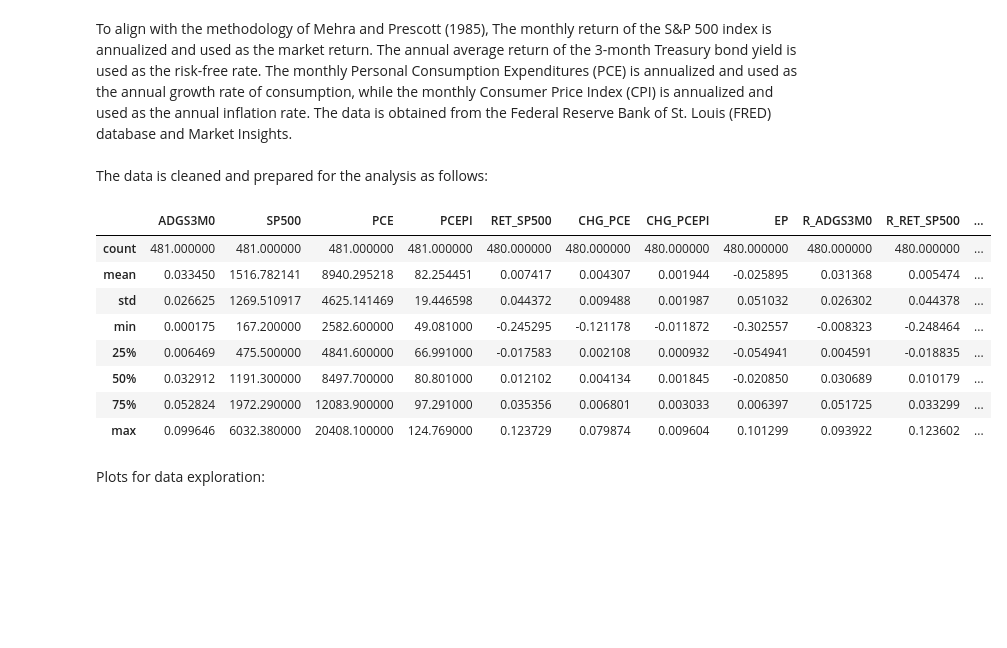
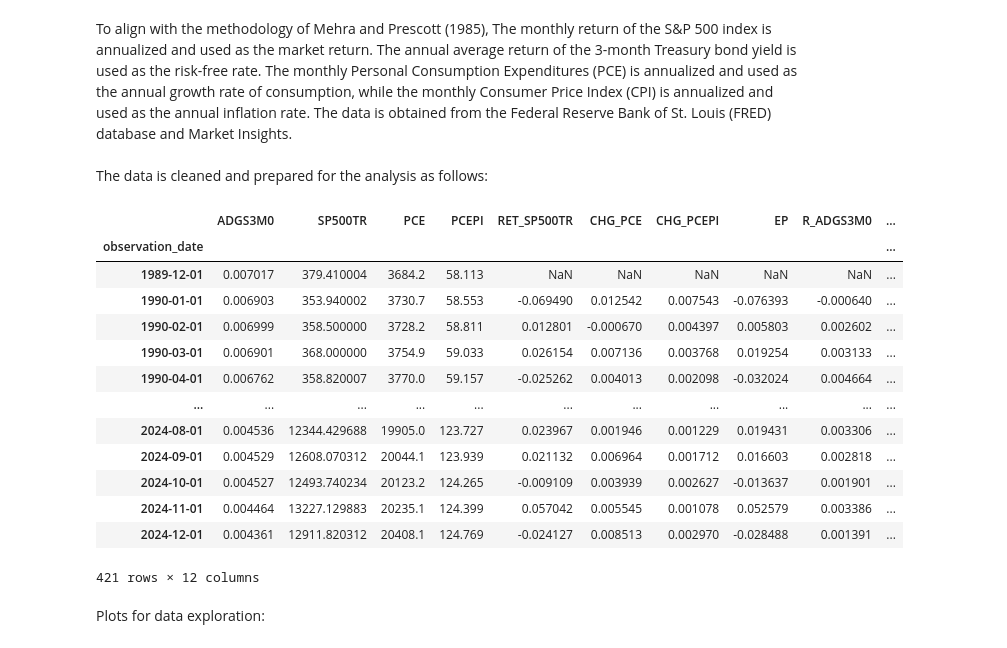
Before and after one commit to mcp656/Seminar, a Jupyter notebook: prescott.ipynb, the cells around one changed output. Cells and saved outputs as stored; diff of their text form; code cells hidden in the pictures; blank space fills up the shorter version.

```diff
--- a/prescott.ipynb
+++ b/prescott.ipynb
@@ -15,10 +16,22 @@ The data is cleaned and prepared for the analysis as follows:
 
 ### Monthly SP500 ###
 # Read Excel file for SP500
-SP500 = pd.read_excel('SP500.xlsx', index_col=0)
+SP500TR = pd.read_csv('SP500TR_monthly.csv')
 
-# Convert index to datetime
-SP500.index = pd.to_datetime(SP500.index)
+# Remove the first two rows and keep only the first two columns
+SP500TR = SP500TR.iloc[2:, :2]
+
+# Rename columns
+SP500TR.columns = ["Date", "SP500TR"]
+
+# Convert Date column to datetime
+SP500TR["Date"] = pd.to_datetime(SP500TR["Date"])
+
+# Set Date as index
+SP500TR.set_index("Date", inplace=True)
+
+# Fix issue with SP500TR not being numeric
+SP500TR["SP500TR"] = pd.to_numeric(SP500TR["SP500TR"], errors='coerce')
 
 ### Daily DGS3MO ###
 DDGS3MO =  pd.read_csv('DGS3MO.csv', index_col=0)
@@ -63,52 +76,57 @@ ADGS3M0 = (
     + QDGS3M0.shift(6)
     + QDGS3M0.shift(9)
 )
 
 # Shift to find realized return
-ADGS3M0 = ADGS3M0.shift(3)
+ADGS3M0 = ADGS3M0.shift(3) / 12
 
 # Rename column
 ADGS3M0.columns = ['ADGS3M0']
 
 ##### Join DataFrames #####
 # Join on the dates of ADGS3M0
-df = ADGS3M0.join([SP500, PCE, PCEPI], how='left')
+df = ADGS3M0.join([SP500TR, PCE, PCEPI], how='left')
 
 ##### Change dates of the DataFrame #####
 # Define start and end dates
-start_date, end_date = '1984-12-01', '2024-12-01'
+start_date, end_date = '1989-12-01', '2024-12-01'
 
 # Slice the DataFrame between the two dates
 df = df.loc[start_date:end_date]
 
 ##### Dataframe for Mehra and Prescott #####
 # Filter for December
 df_MP = df.copy()
 
-# Calculate log return and changes for SP500, PCE, PCEPI and EP
-df_MP["RET_SP500"] = np.log(df_MP["SP500"] / df_MP["SP500"].shift(1))
+# Calculate log return and changes for SP500TR, PCE, PCEPI and EP
+df_MP["RET_SP500TR"] = np.log(df_MP["SP500TR"] / df_MP["SP500TR"].shift(1))
 df_MP["CHG_PCE"] = np.log(df_MP["PCE"] / df_MP["PCE"].shift(1))
 df_MP["CHG_PCEPI"] = np.log(df_MP["PCEPI"] / df_MP["PCEPI"].shift(1))
-df_MP["EP"] = df_MP["RET_SP500"] - df_MP["ADGS3M0"]
+df_MP["EP"] = df_MP["RET_SP500TR"] - df_MP["ADGS3M0"]
 
 # Real return and changes
 df_MP["R_ADGS3M0"] = df_MP["ADGS3M0"] - df_MP["CHG_PCEPI"]
-df_MP["R_RET_SP500"] = df_MP["RET_SP500"] - df_MP["CHG_PCEPI"]
+df_MP["R_RET_SP500TR"] = df_MP["RET_SP500TR"] - df_MP["CHG_PCEPI"]
 df_MP["R_CHG_PCE"] = df_MP["CHG_PCE"] - df_MP["CHG_PCEPI"]
-df_MP["R_EP"]  = df_MP["R_RET_SP500"] - df_MP["R_ADGS3M0"]
+df_MP["R_EP"]  = df_MP["R_RET_SP500TR"] - df_MP["R_ADGS3M0"]
 
-# Explore Data (Remember that ADGS3MO counts 1 more than SP500 for EP)
-df_MP.describe()
+# Explore Data (Remember that ADGS3MO counts 1 more than SP500TR for EP)
+df_MP
 # %% [output]
-|  | ADGS3M0 | SP500 | PCE | PCEPI | RET_SP500 | CHG_PCE | CHG_PCEPI | EP | R_ADGS3M0 | R_RET_SP500 | ... |
-| count | 481.000000 | 481.000000 | 481.000000 | 481.000000 | 480.000000 | 480.000000 | 480.000000 | 480.000000 | 480.000000 | 480.000000 | ... |
-| mean | 0.033450 | 1516.782141 | 8940.295218 | 82.254451 | 0.007417 | 0.004307 | 0.001944 | -0.025895 | 0.031368 | 0.005474 | ... |
-| std | 0.026625 | 1269.510917 | 4625.141469 | 19.446598 | 0.044372 | 0.009488 | 0.001987 | 0.051032 | 0.026302 | 0.044378 | ... |
-| min | 0.000175 | 167.200000 | 2582.600000 | 49.081000 | -0.245295 | -0.121178 | -0.011872 | -0.302557 | -0.008323 | -0.248464 | ... |
-| 25% | 0.006469 | 475.500000 | 4841.600000 | 66.991000 | -0.017583 | 0.002108 | 0.000932 | -0.054941 | 0.004591 | -0.018835 | ... |
-| 50% | 0.032912 | 1191.300000 | 8497.700000 | 80.801000 | 0.012102 | 0.004134 | 0.001845 | -0.020850 | 0.030689 | 0.010179 | ... |
-| 75% | 0.052824 | 1972.290000 | 12083.900000 | 97.291000 | 0.035356 | 0.006801 | 0.003033 | 0.006397 | 0.051725 | 0.033299 | ... |
-| max | 0.099646 | 6032.380000 | 20408.100000 | 124.769000 | 0.123729 | 0.079874 | 0.009604 | 0.101299 | 0.093922 | 0.123602 | ... |
+|  | ADGS3M0 | SP500TR | PCE | PCEPI | RET_SP500TR | CHG_PCE | CHG_PCEPI | EP | R_ADGS3M0 | ... |
+| observation_date |  |  |  |  |  |  |  |  |  | ... |
+| 1989-12-01 | 0.007017 | 379.410004 | 3684.2 | 58.113 | NaN | NaN | NaN | NaN | NaN | ... |
+| 1990-01-01 | 0.006903 | 353.940002 | 3730.7 | 58.553 | -0.069490 | 0.012542 | 0.007543 | -0.076393 | -0.000640 | ... |
+| 1990-02-01 | 0.006999 | 358.500000 | 3728.2 | 58.811 | 0.012801 | -0.000670 | 0.004397 | 0.005803 | 0.002602 | ... |
+| 1990-03-01 | 0.006901 | 368.000000 | 3754.9 | 59.033 | 0.026154 | 0.007136 | 0.003768 | 0.019254 | 0.003133 | ... |
+| 1990-04-01 | 0.006762 | 358.820007 | 3770.0 | 59.157 | -0.025262 | 0.004013 | 0.002098 | -0.032024 | 0.004664 | ... |
+| ... | ... | ... | ... | ... | ... | ... | ... | ... | ... | ... |
+| 2024-08-01 | 0.004536 | 12344.429688 | 19905.0 | 123.727 | 0.023967 | 0.001946 | 0.001229 | 0.019431 | 0.003306 | ... |
+| 2024-09-01 | 0.004529 | 12608.070312 | 20044.1 | 123.939 | 0.021132 | 0.006964 | 0.001712 | 0.016603 | 0.002818 | ... |
+| 2024-10-01 | 0.004527 | 12493.740234 | 20123.2 | 124.265 | -0.009109 | 0.003939 | 0.002627 | -0.013637 | 0.001901 | ... |
+| 2024-11-01 | 0.004464 | 13227.129883 | 20235.1 | 124.399 | 0.057042 | 0.005545 | 0.001078 | 0.052579 | 0.003386 | ... |
+| 2024-12-01 | 0.004361 | 12911.820312 | 20408.1 | 124.769 | -0.024127 | 0.008513 | 0.002970 | -0.028488 | 0.001391 | ... |
+421 rows × 12 columns
 # %% [markdown]
 Plots for data exploration:
 # %%
```
Also changed, not shown: parts of 7 cells of this notebook, 1 other file.
